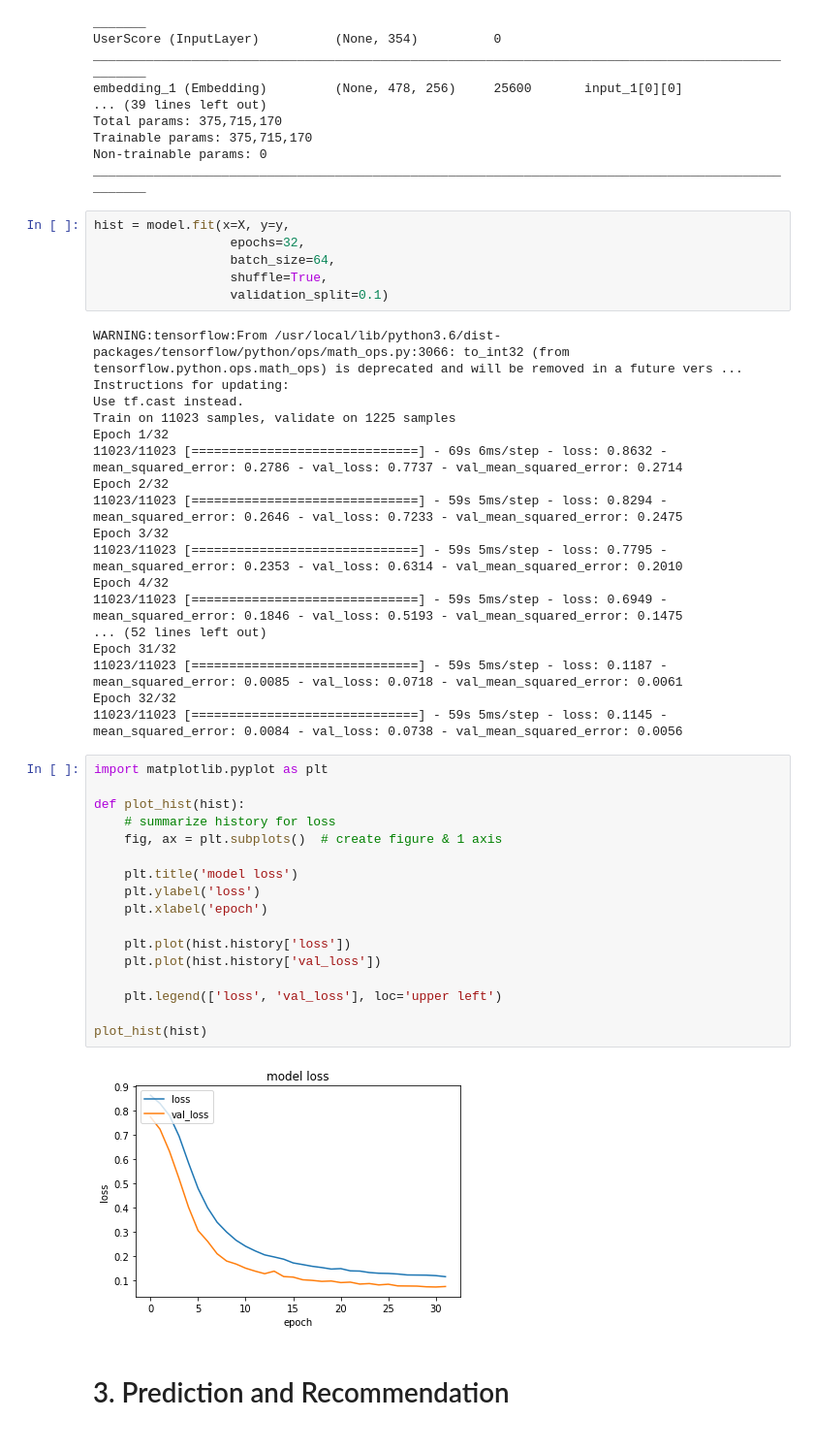
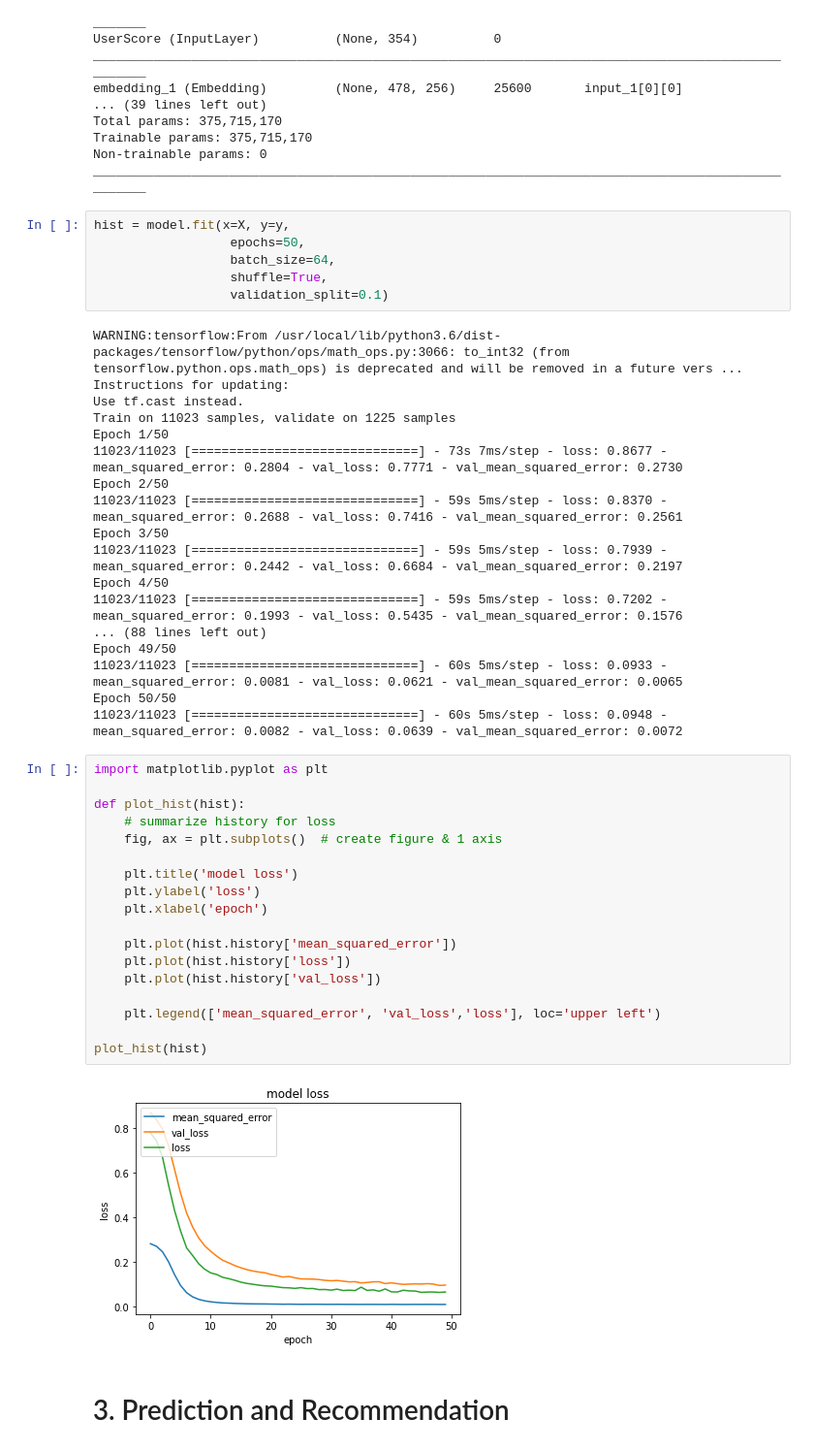
Before and after one commit to yshuidie/steamNNRecom, a Jupyter notebook: notebooks/Steam_all_info_+_VAE.ipynb, the cells around one changed output. Shown: that part at 97% size. Cells and saved outputs as stored; diff of their text form.

```diff
--- a/notebooks/Steam_all_info_+_VAE.ipynb
+++ b/notebooks/Steam_all_info_+_VAE.ipynb
@@ -529,7 +509,7 @@ Non-trainable params: 0
 __________________________________________________________________________________________________
 # %%
 hist = model.fit(x=X, y=y,
-                  epochs=32,
+                  epochs=50,
                   batch_size=64,
                   shuffle=True,
                   validation_split=0.1)
@@ -538,38 +518,39 @@ WARNING:tensorflow:From /usr/local/lib/python3.6/dist-packages/tensorflow/python
 Instructions for updating:
 Use tf.cast instead.
 Train on 11023 samples, validate on 1225 samples
-Epoch 1/32
-11023/11023 [==============================] - 69s 6ms/step - loss: 0.8632 - mean_squared_error: 0.2786 - val_loss: 0.7737 - val_mean_squared_error: 0.2714
-Epoch 2/32
-11023/11023 [==============================] - 59s 5ms/step - loss: 0.8294 - mean_squared_error: 0.2646 - val_loss: 0.7233 - val_mean_squared_error: 0.2475
-Epoch 3/32
-11023/11023 [==============================] - 59s 5ms/step - loss: 0.7795 - mean_squared_error: 0.2353 - val_loss: 0.6314 - val_mean_squared_error: 0.2010
-Epoch 4/32
-11023/11023 [==============================] - 59s 5ms/step - loss: 0.6949 - mean_squared_error: 0.1846 - val_loss: 0.5193 - val_mean_squared_error: 0.1475
-... (52 lines left out)
-Epoch 31/32
-11023/11023 [==============================] - 59s 5ms/step - loss: 0.1187 - mean_squared_error: 0.0085 - val_loss: 0.0718 - val_mean_squared_error: 0.0061
-Epoch 32/32
-11023/11023 [==============================] - 59s 5ms/step - loss: 0.1145 - mean_squared_error: 0.0084 - val_loss: 0.0738 - val_mean_squared_error: 0.0056
+Epoch 1/50
+11023/11023 [==============================] - 73s 7ms/step - loss: 0.8677 - mean_squared_error: 0.2804 - val_loss: 0.7771 - val_mean_squared_error: 0.2730
+Epoch 2/50
+11023/11023 [==============================] - 59s 5ms/step - loss: 0.8370 - mean_squared_error: 0.2688 - val_loss: 0.7416 - val_mean_squared_error: 0.2561
+Epoch 3/50
+11023/11023 [==============================] - 59s 5ms/step - loss: 0.7939 - mean_squared_error: 0.2442 - val_loss: 0.6684 - val_mean_squared_error: 0.2197
+Epoch 4/50
+11023/11023 [==============================] - 59s 5ms/step - loss: 0.7202 - mean_squared_error: 0.1993 - val_loss: 0.5435 - val_mean_squared_error: 0.1576
+... (88 lines left out)
+Epoch 49/50
+11023/11023 [==============================] - 60s 5ms/step - loss: 0.0933 - mean_squared_error: 0.0081 - val_loss: 0.0621 - val_mean_squared_error: 0.0065
+Epoch 50/50
+11023/11023 [==============================] - 60s 5ms/step - loss: 0.0948 - mean_squared_error: 0.0082 - val_loss: 0.0639 - val_mean_squared_error: 0.0072
 # %%
 import matplotlib.pyplot as plt
 
 def plot_hist(hist):
     # summarize history for loss
     fig, ax = plt.subplots()  # create figure & 1 axis
 
     plt.title('model loss')
     plt.ylabel('loss')
     plt.xlabel('epoch')
 
+    plt.plot(hist.history['mean_squared_error'])
     plt.plot(hist.history['loss'])
     plt.plot(hist.history['val_loss'])
 
-    plt.legend(['loss', 'val_loss'], loc='upper left')
+    plt.legend(['mean_squared_error', 'val_loss','loss'], loc='upper left')
 
 plot_hist(hist)
 # %% [output]
-[figure, old version]
+[figure, new version]
 # %% [markdown]
 # 3. Prediction and Recommendation
 # %%
```
Also changed, not shown: parts of 12 cells of this notebook, 3 other files.
